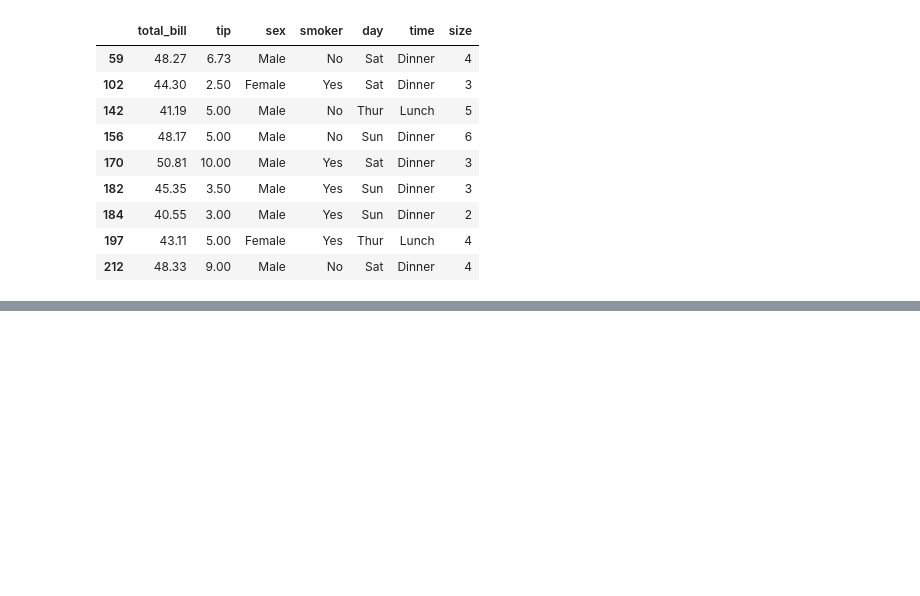
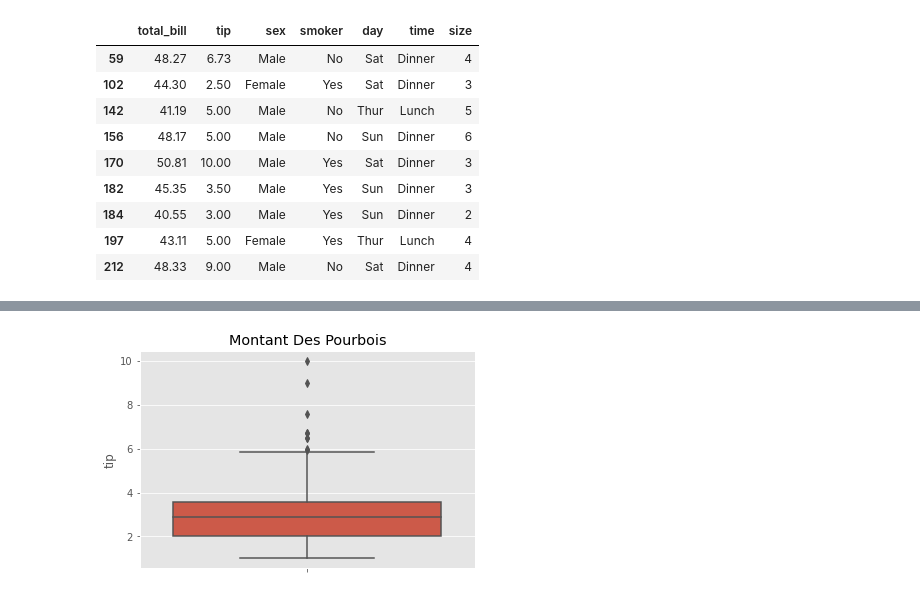
Before and after one commit to camara94/Statistique_pour_la_datascience, a Jupyter notebook: Visualisation univariée des données.ipynb, the cells around one changed output, grey strips where cells are left out. Cells and saved outputs as stored; diff of their text form; code cells hidden in the pictures; blank space fills up the shorter version.

```diff
--- a/Visualisation univariée des données.ipynb
+++ b/Visualisation univariée des données.ipynb
@@ -84,0 +93,6 @@ finding_outliers(df, 'total_bill')
+# %%
+# Boîte à moustaches des pourbois
+
+sns.boxplot(y=df.tip).set_title('Montant Des Pourbois');
+# %% [output]
+[figure, added]
```
Also changed, not shown: parts of 4 cells of this notebook.
